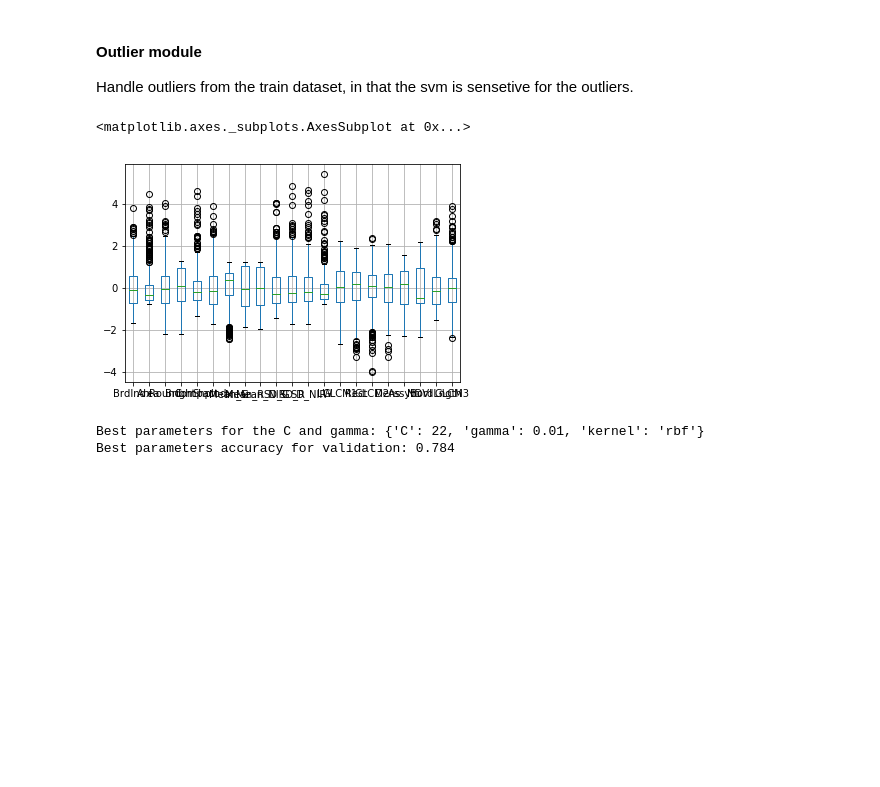
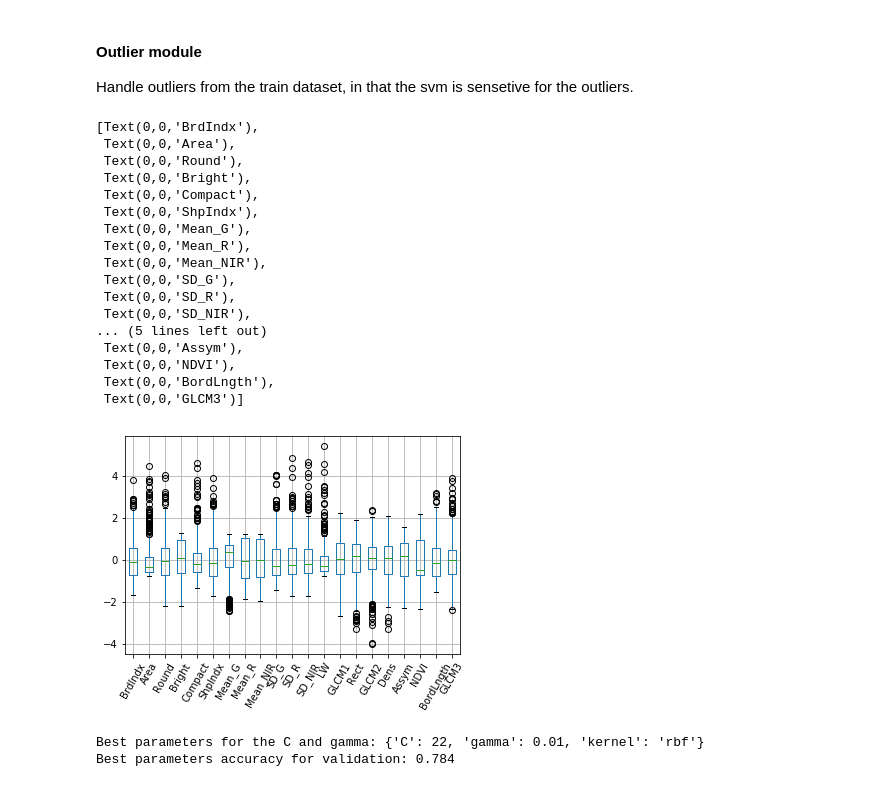
Before and after one commit to alex44jzy/NUS-CI1-CA1, a Jupyter notebook: svm/svmpy.ipynb, the cells around one changed output. Cells and saved outputs as stored; diff of their text form; code cells hidden in the pictures; blank space fills up the shorter version.

```diff
--- a/svm/svmpy.ipynb
+++ b/svm/svmpy.ipynb
@@ -267,12 +283,29 @@ trainY.shape
 Handle outliers from the train dataset, in that the svm is sensetive for the outliers.
 # %%
 outliers = trainX_scale.loc[(trainX_scale > 6).any(1)]
-trainX_scale = trainX_scale.drop(outliers.index)
-trainY = trainY.drop(outliers.index)
+trainX_scale_better = trainX_scale.drop(outliers.index)
+trainY_better = trainY.drop(outliers.index)
 
-pd.DataFrame(trainX_scale).boxplot()
+bxplot = pd.DataFrame(trainX_scale_better).boxplot()
+bxplot.xaxis.set_ticklabels(trainX_scale_better.columns, rotation=60)
 # %% [output]
-<matplotlib.axes._subplots.AxesSubplot at 0x...>
+[Text(0,0,'BrdIndx'),
+ Text(0,0,'Area'),
+ Text(0,0,'Round'),
+ Text(0,0,'Bright'),
+ Text(0,0,'Compact'),
+ Text(0,0,'ShpIndx'),
+ Text(0,0,'Mean_G'),
+ Text(0,0,'Mean_R'),
+ Text(0,0,'Mean_NIR'),
+ Text(0,0,'SD_G'),
+ Text(0,0,'SD_R'),
+ Text(0,0,'SD_NIR'),
+... (5 lines left out)
+ Text(0,0,'Assym'),
+ Text(0,0,'NDVI'),
+ Text(0,0,'BordLngth'),
+ Text(0,0,'GLCM3')]
-[figure, old version]
+[figure, new version]
 # %%
 # SVM RBF
```
Also changed, not shown: parts of 14 cells of this notebook, 11 other files.
